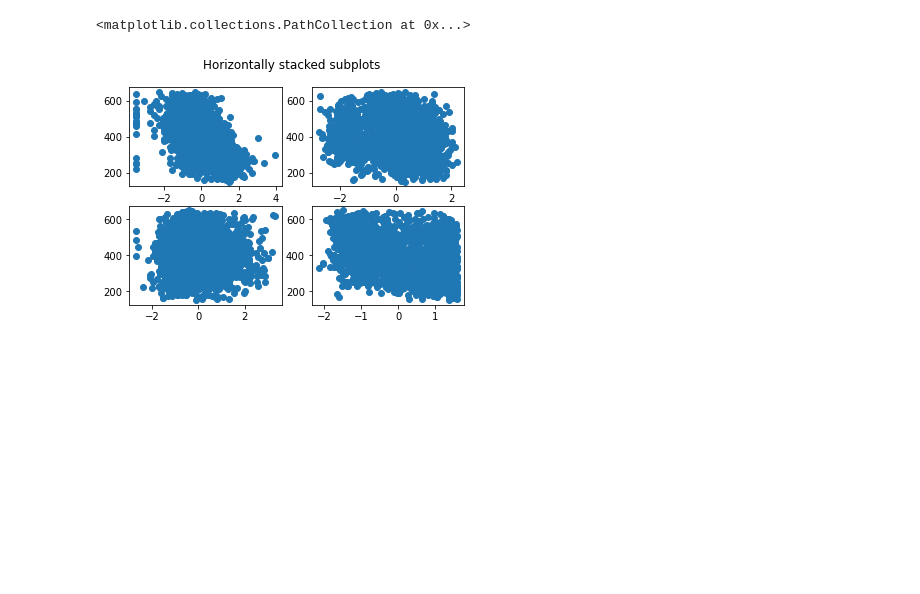
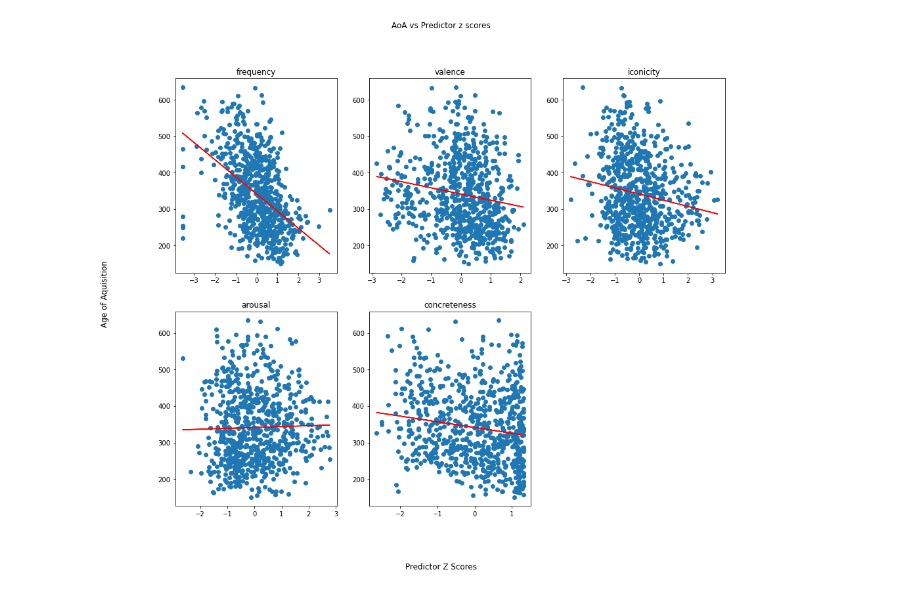
Before and after one commit to hassan3301/COG403Project, a Jupyter notebook: main.ipynb, the cells around one changed output. Saved outputs shown, nothing was run; the diff lists cells and outputs as text; code cells hidden in the pictures; blank space fills up the shorter version.

Commit message:
updated graphs

```diff
--- a/main.ipynb
+++ b/main.ipynb
@@ -29,6 +30,7 @@ AoA = merged_df['new AoA'].values.tolist()
 valence = merged_df['V.Mean.Sum'].values.tolist()
 arousal = merged_df['A.Mean.Sum'].values.tolist()
 concreteness = merged_df['Conc.M'].values.tolist()
+iconicity = merged_df['icon_eng'].values.tolist()
 # %%
 from scipy import stats
 
@@ -36,14 +38,38 @@ z_frequencies = stats.zscore(frequencies)
 z_valence = stats.zscore(valence)
 z_arousal = stats.zscore(arousal)
 z_concreteness = stats.zscore(concreteness)
+z_iconicity = stats.zscore(iconicity)
-# %%
-import matplotlib.pyplot as plt
-fig, axs = plt.subplots(2, 2)
-fig.suptitle('Horizontally stacked subplots')
-axs[0,0].scatter(z_frequencies, AoA)
-axs[0,1].scatter(z_valence, AoA)
-axs[1,0].scatter(z_arousal, AoA)
-axs[1,1].scatter(z_concreteness, AoA)
-# %% [output]
-<matplotlib.collections.PathCollection at 0x...>
-[figure, removed]
+# %%
+import matplotlib.pyplot as plt
+fig, axs = plt.subplots(2, 3, figsize=(15, 12))
+fig.suptitle('AoA vs Predictor z scores')
+axs[0,0].scatter(z_frequencies, AoA)
+axs[0,0].set_title("frequency")
+a, b = np.polyfit(z_frequencies, AoA, 1)
+axs[0,0].plot(z_frequencies, a*z_frequencies+b, 'r')
+
+axs[0,1].scatter(z_valence, AoA)
+axs[0,1].set_title("valence")
+a, b = np.polyfit(z_valence, AoA, 1)
+axs[0,1].plot(z_valence, a*z_valence+b, 'r')
+
+axs[1,0].scatter(z_arousal, AoA)
+axs[1,0].set_title("arousal")
+a, b = np.polyfit(z_arousal, AoA, 1)
+axs[1,0].plot(z_arousal, a*z_arousal+b, 'r')
+
+axs[1,1].scatter(z_concreteness, AoA)
+axs[1,1].set_title("concreteness")
+a, b = np.polyfit(z_concreteness, AoA, 1)
+axs[1,1].plot(z_concreteness, a*z_concreteness+b, 'r')
+
+axs[0,2].scatter(z_iconicity, AoA)
+axs[0,2].set_title("iconicity")
+a, b = np.polyfit(z_iconicity, AoA, 1)
+axs[0,2].plot(z_iconicity, a*z_iconicity+b, 'r')
+
+fig.supxlabel("Predictor Z Scores")
+fig.supylabel("Age of Aquisition")
+fig.delaxes(axs[1,2])
+# %% [output]
+[figure, added]
```
Also changed, not shown: parts of 2 cells of this notebook.
